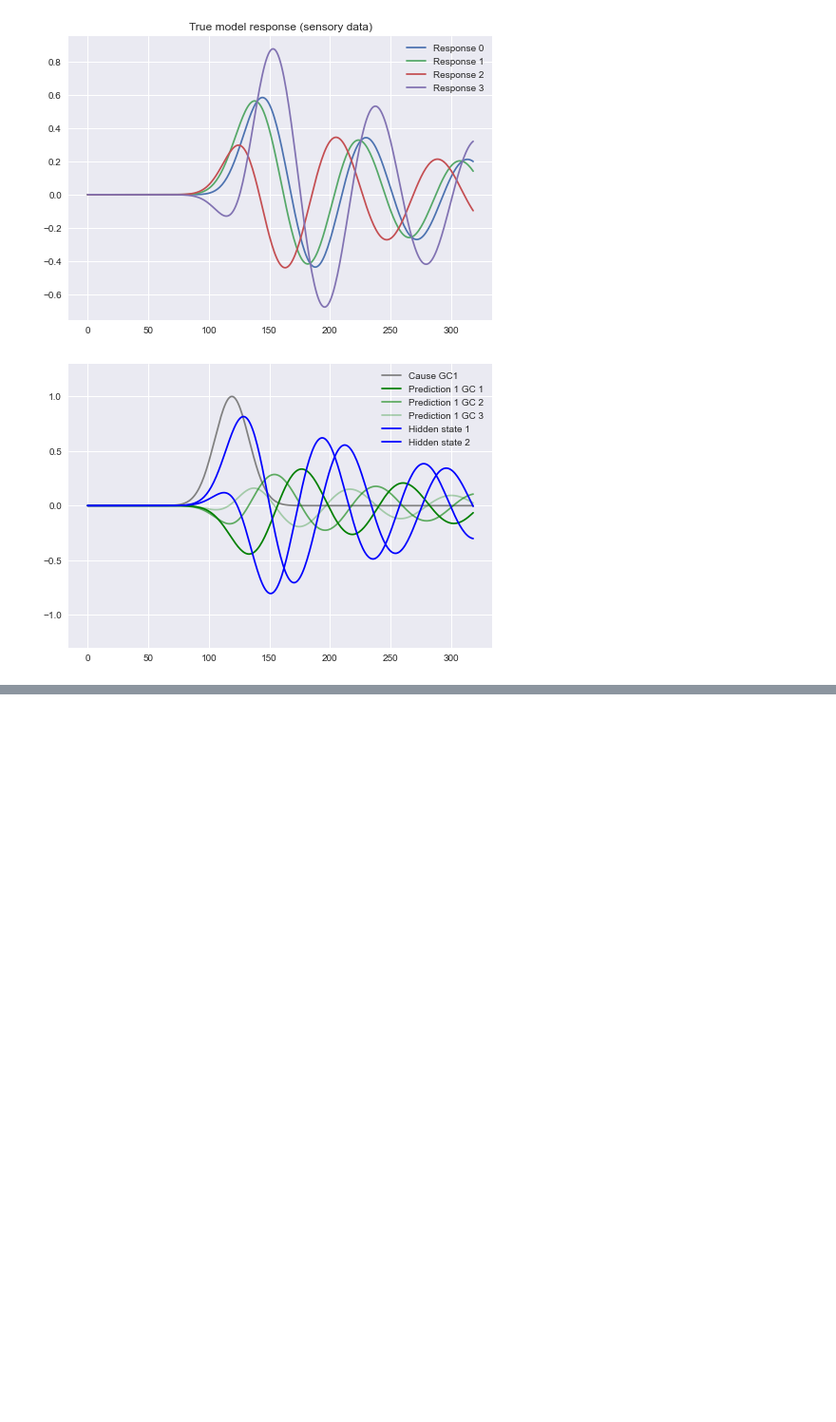
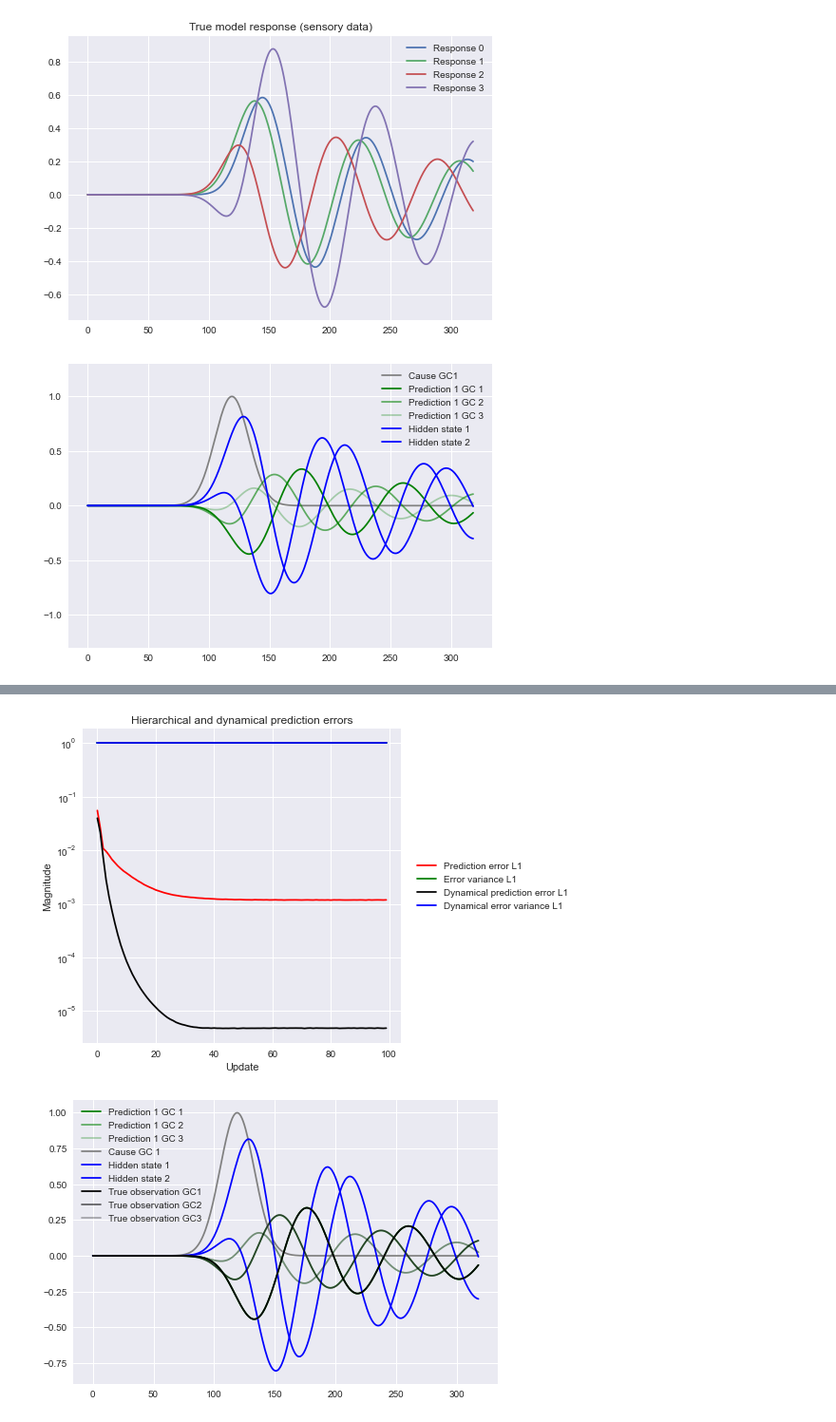
Before and after one commit to andreofner/pyGPC, a Jupyter notebook: demo.ipynb, the cells around one changed output, grey strips where cells are left out. Shown at 95% size. Saved outputs shown, nothing was run; the diff lists cells and outputs as text; code cells hidden in the pictures; blank space fills up the shorter version.

```diff
--- a/demo.ipynb
+++ b/demo.ipynb
@@ -310,3 +309,74 @@ plt.legend(); plt.show()
 # todo
 # - infer weights for A, B, C in the sequential and parallel case
 # - compare correlated noise levels
+# %%
+# Again: Sequence as batch, cause provided.
+# Task: infer transition weights
+from model_learn import * # same model with .001 weights learning rate
+
+net = GPC_net(b_size=len(res1), dynamical_net=False, cause_sizes=[4, 1], hidden_sizes=[0, 2], gen_coords=3)
+
+# turn cause sequence into a batch
+true_cause_seq = torch.stack(true_cause,0).reshape([319,1])
+
+# turn sensory observations from sequences into batches
+seq_batch1 = torch.from_numpy(np.asarray(res1)).reshape([319,4])
+seq_batch2 = torch.from_numpy(np.asarray(res2)).reshape([319,4])
+seq_batch3 = torch.from_numpy(np.asarray(res3)).reshape([319,4])
+
+feed_cause = True; plot = True; generate = False;
+inference_steps = 10; epochs = 100
+
+c = true_cause_seq
+
+# logging
+errors, cov_h, errors_d1, errors_d2, errors_d3, cov_d1, cov_d2, cov_d3 = [[] for _ in range(8)]
+err_g1, err_g2, err_g3, cov_g1, cov_g2, cov_g3 = [[] for _ in range(6)]
+err_h1, err_h2, err_h3, l0, l1, l2, l3, l4, l5, l6 = [[] for _ in range(10)]
+
+for epoch in range(epochs):
+
+    # initialize weights
+    net.layers[1].net_h[0].weight = torch.nn.Parameter(C) #  hierarchical weights g(x)
+    #net.layers[1].dyn_model.nets_d[0].weight = torch.nn.Parameter(torch.cat([B.T,A]).T) # dynamical weights f(x)
+    #net.layers[1].dyn_model.nets_d[1].weight = torch.nn.Parameter(net.layers[1].dyn_model.nets_d[1].weight) # dynamical weights f(x)
+
+    # prior prediction
+    #pred = net.layers[1].forward() # hierarchical prediction
+
+    # infer
+    for _ in range(inference_steps):
+        # feed sensory observations in generalized coordinates
+        net.layers[0].dyn_model.layers[0].states.cause_state = seq_batch1
+        net.layers[0].dyn_model.layers[1].states.cause_state = seq_batch2
+        net.layers[0].dyn_model.layers[2].states.cause_state = seq_batch3
+
+        e, _, _, ch, _ = net.iterative_inference(data=None, target=c if feed_cause else None) # step hierarchical
+        eg1, eh1, ed1, cg1, cd1 = net.layers[1].dyn_model.iterative_inference(predict_hierarchical=False) # step dynamical
+
+    # posterior prediction
+    pred = net.layers[1].forward() # hierarchical prediction
+
+    # logging
+    errors, cov_h = errors + e, cov_h + ch
+    errors_d1, cov_d1 = errors_d1 + ed1, cov_d1 + cd1
+    err_g1, cov_g1, err_h1 = err_g1 + eg1, cov_g1 + cg1, err_h1+eh1
+
+if plot and not generate: # plot losses
+    plot_graph(errors, errors_d1, errors_d2, errors_d3, cov_d1, cov_d2, cov_d3,cov_g1,
+       cov_g2, cov_g3, err_g1, err_g2, err_g3, err_h1, err_h2, err_h3, cov_h,
+       hierarchical=True, g_coords=False, dynamical=True)
+
+plt.plot(pred[0][:,0], color="green", label=f"Prediction 1 GC {1}")
+plt.plot(pred[1][:,0], color="green", label=f"Prediction 1 GC {2}", alpha=0.6)
+plt.plot(pred[2][:,0], color="green", label=f"Prediction 1 GC {3}", alpha=0.3)
+plt.plot(net.layers[1].states.cause_state.detach().numpy().copy()[:,0], color="grey", label="Cause GC 1")
+plt.plot(net.layers[1].states.hidd_state.detach().numpy().copy()[:,0], color="blue", label="Hidden state 1")
+plt.plot(net.layers[1].states.hidd_state.detach().numpy().copy()[:,1], color="blue", label="Hidden state 2")
+plt.plot(np.asarray(res1)[:,0,0], color="black", label="True observation GC1")
+plt.plot(np.asarray(res2)[:,0,0], color="black", label="True observation GC2", alpha=0.6)
+plt.plot(np.asarray(res3)[:,0,0], color="black", label="True observation GC3", alpha=0.3)
+plt.legend(); plt.show()
+# %% [output]
+[figure, added]
+[figure, added]
```
Also changed, not shown: parts of 5 cells of this notebook.
